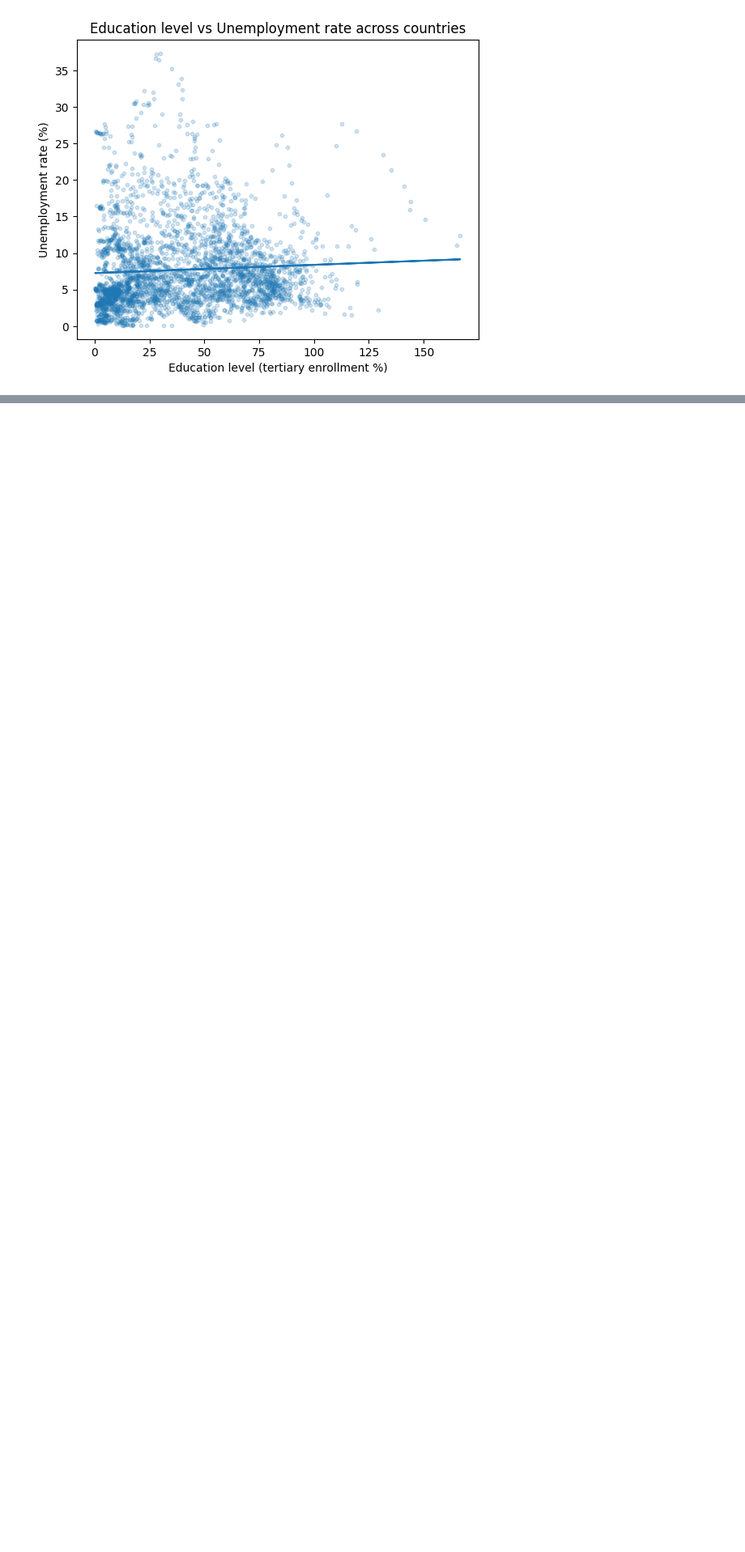
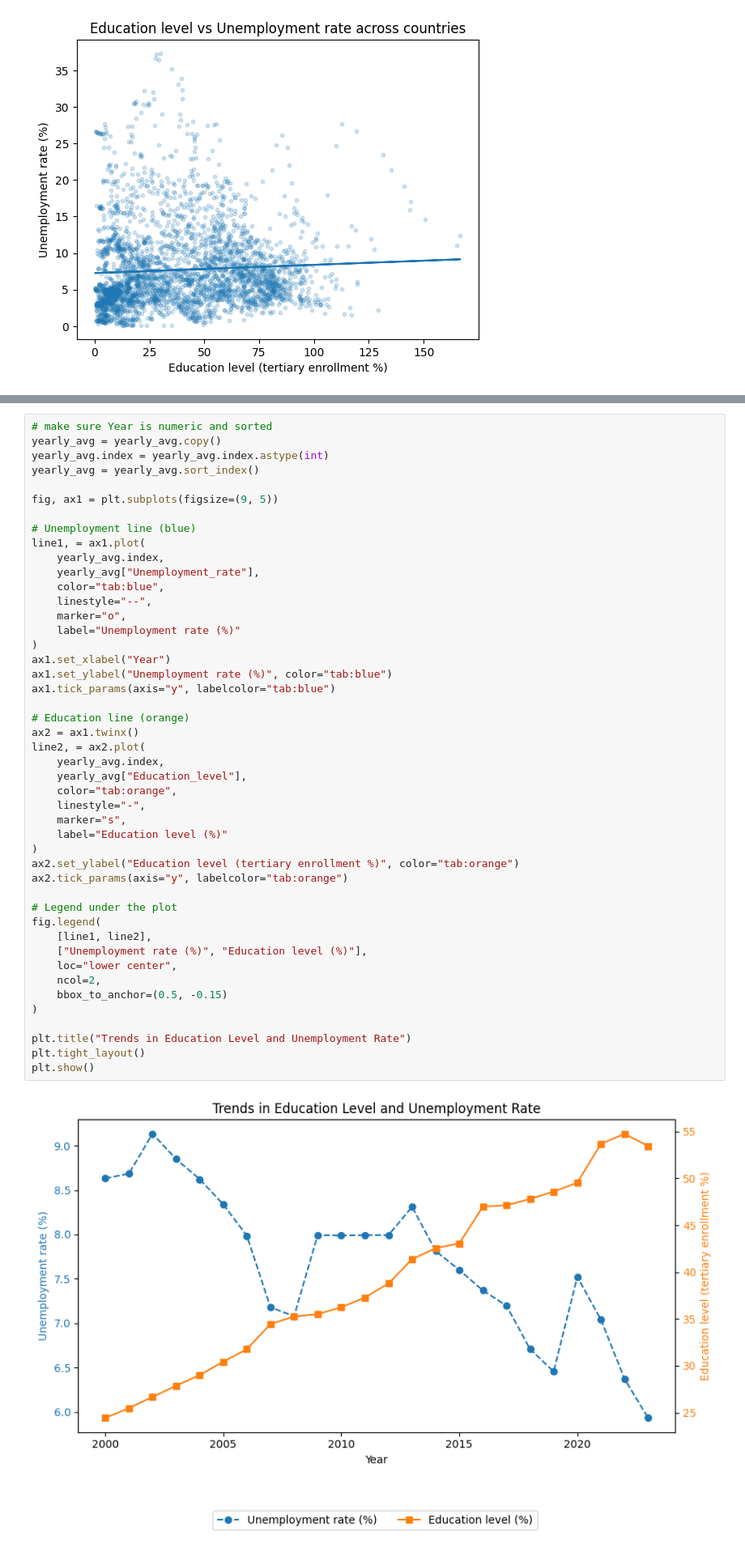
Before and after one commit to DevJunayedKabirFahim/fcss_final_project, a Jupyter notebook: final_project.ipynb, the cells around one changed output, grey strips where cells are left out. Shown at 81% size. Saved outputs shown, nothing was run; the diff lists cells and outputs as text; blank space fills up the shorter version.

Commit message:
added trend analysis and gdp analysis

```diff
--- a/final_project.ipynb
+++ b/final_project.ipynb
@@ -289,0 +279,48 @@ plt.show()
+# %%
+# make sure Year is numeric and sorted
+yearly_avg = yearly_avg.copy()
+yearly_avg.index = yearly_avg.index.astype(int)
+yearly_avg = yearly_avg.sort_index()
+
+fig, ax1 = plt.subplots(figsize=(9, 5))
+
+# Unemployment line (blue)
+line1, = ax1.plot(
+    yearly_avg.index,
+    yearly_avg["Unemployment_rate"],
+    color="tab:blue",
+    linestyle="--",
+    marker="o",
+    label="Unemployment rate (%)"
+)
+ax1.set_xlabel("Year")
+ax1.set_ylabel("Unemployment rate (%)", color="tab:blue")
+ax1.tick_params(axis="y", labelcolor="tab:blue")
+
+# Education line (orange)
+ax2 = ax1.twinx()
+line2, = ax2.plot(
+    yearly_avg.index,
+    yearly_avg["Education_level"],
+    color="tab:orange",
+    linestyle="-",
+    marker="s",
+    label="Education level (%)"
+)
+ax2.set_ylabel("Education level (tertiary enrollment %)", color="tab:orange")
+ax2.tick_params(axis="y", labelcolor="tab:orange")
+
+# Legend under the plot
+fig.legend(
+    [line1, line2],
+    ["Unemployment rate (%)", "Education level (%)"],
+    loc="lower center",
+    ncol=2,
+    bbox_to_anchor=(0.5, -0.15)
+)
+
+plt.title("Trends in Education Level and Unemployment Rate")
+plt.tight_layout()
+plt.show()
+# %% [output]
+[figure, added]
```
Also changed, not shown: parts of 20 cells of this notebook, 1 other file.
